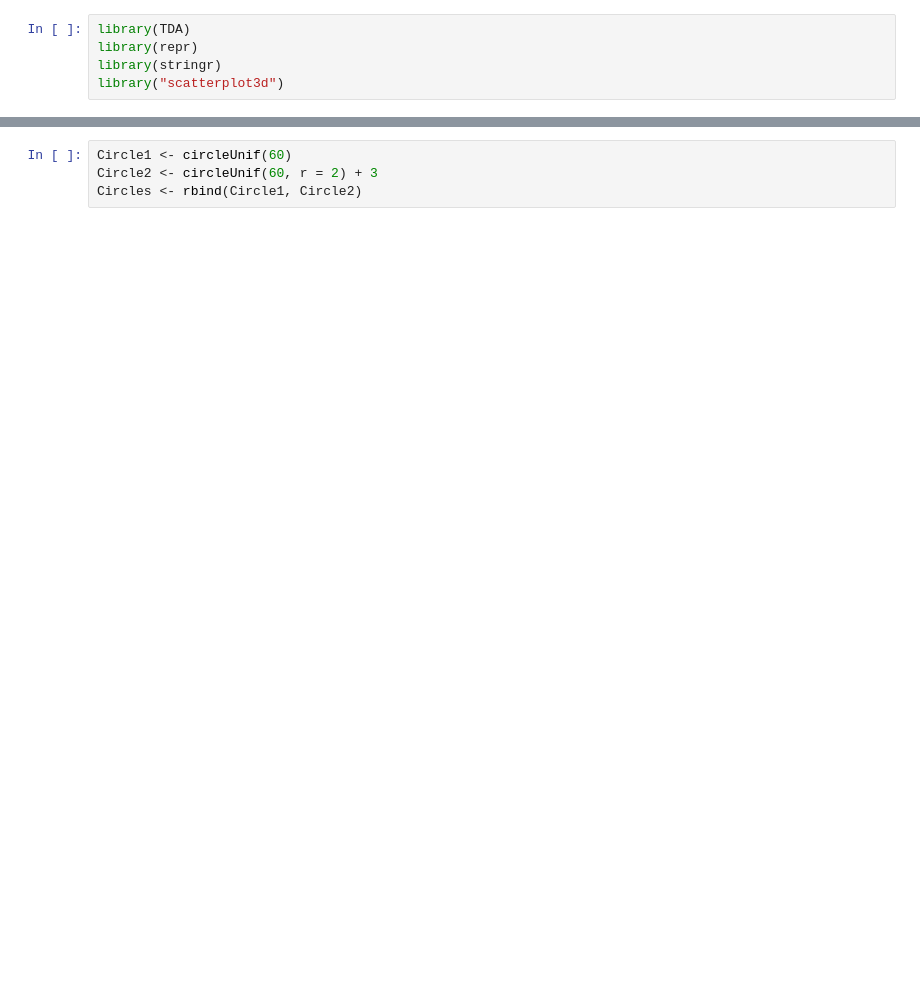
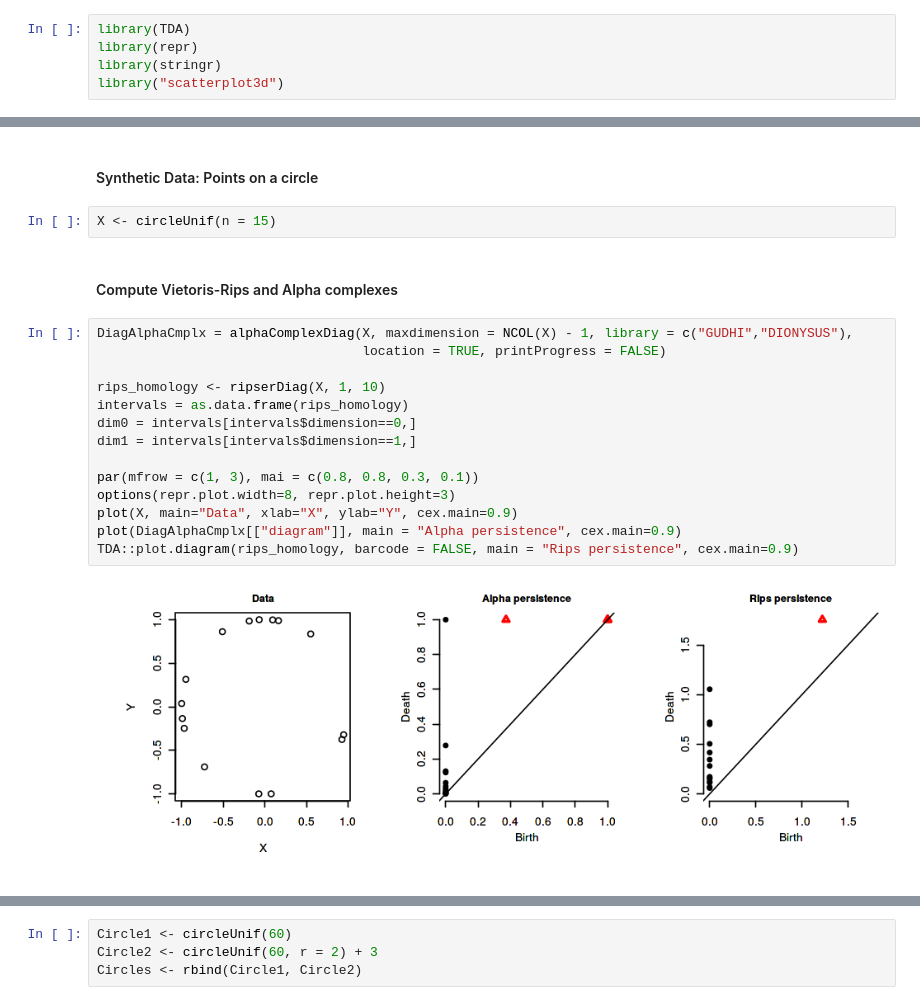
Before and after one commit to zneronha/Spring2019, a Jupyter notebook: AlphaFiltration/Alpha Complex Persistence.ipynb, the cells around one changed output, grey strips where cells are left out. Drawn from its saved outputs; the diff is of its cells as text; blank space fills up the shorter version.

```diff
--- a/AlphaFiltration/Alpha Complex Persistence.ipynb
+++ b/AlphaFiltration/Alpha Complex Persistence.ipynb
@@ -5,0 +72,22 @@ library("scatterplot3d")
+# %% [markdown]
+#### Synthetic Data: Points on a circle
+# %%
+X <- circleUnif(n = 15)
+# %% [markdown]
+#### Compute Vietoris-Rips and Alpha complexes
+# %%
+DiagAlphaCmplx = alphaComplexDiag(X, maxdimension = NCOL(X) - 1, library = c("GUDHI","DIONYSUS"),
+                                  location = TRUE, printProgress = FALSE)
+
+rips_homology <- ripserDiag(X, 1, 10)
+intervals = as.data.frame(rips_homology)
+dim0 = intervals[intervals$dimension==0,]
+dim1 = intervals[intervals$dimension==1,]
+
+par(mfrow = c(1, 3), mai = c(0.8, 0.8, 0.3, 0.1))
+options(repr.plot.width=8, repr.plot.height=3)
+plot(X, main="Data", xlab="X", ylab="Y", cex.main=0.9)
+plot(DiagAlphaCmplx[["diagram"]], main = "Alpha persistence", cex.main=0.9)
+TDA::plot.diagram(rips_homology, barcode = FALSE, main = "Rips persistence", cex.main=0.9)
+# %% [output]
+[figure, added]
```
Also changed, not shown: parts of 30 cells of this notebook.
